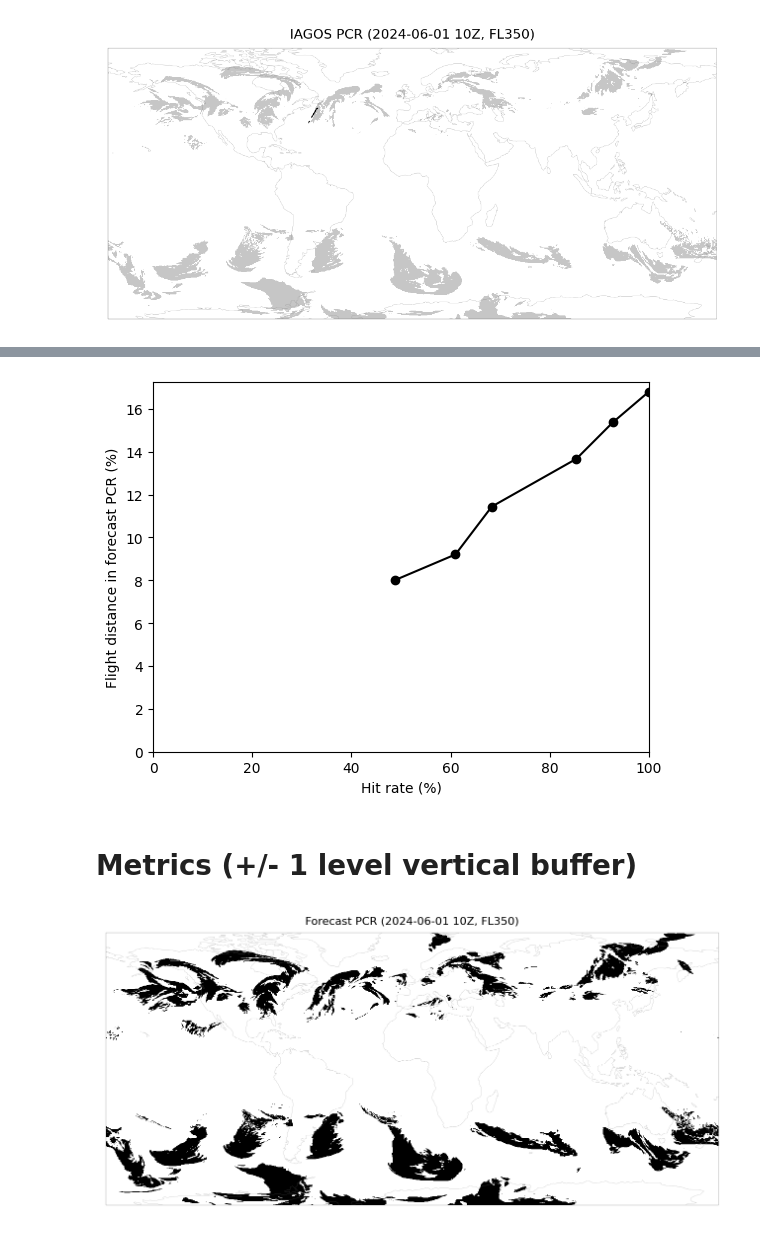
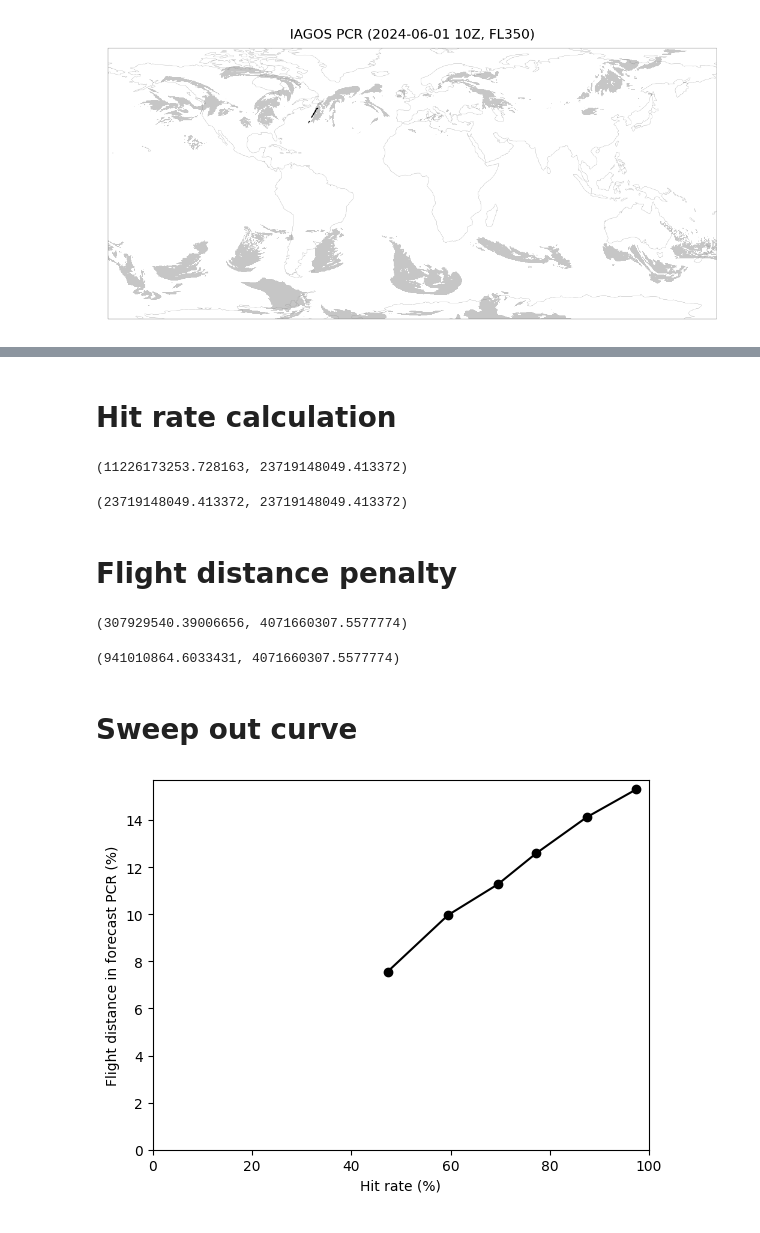
Before and after one commit to contrailcirrus/contrail-bench, a Jupyter notebook: publications/2025Q1/data/curation.ipynb, the cells around one changed output, grey strips where cells are left out. Drawn from its saved outputs; the diff is of its cells as text; code cells hidden in the pictures.

```diff
--- a/publications/2025Q1/data/curation.ipynb
+++ b/publications/2025Q1/data/curation.ipynb
@@ -355,18 +82,0 @@ tree = KDTree(data=np.stack((x, y, z), axis=-1))
-# %%
-longitude = np.deg2rad(adsb["longitude"].values)
-latitude = np.deg2rad(adsb["latitude"].values)
-x = np.cos(latitude) * np.cos(longitude)
-y = np.cos(latitude) * np.sin(longitude)
-z = np.sin(latitude)
-angle, _ = tree.query(np.stack((x, y, z), axis=-1))
-
-adsb["km_to_forecast_pcr"] = constants.radius_earth * angle / 1e3
-# %%
-longitude = np.deg2rad(iagos["longitude"].values)
-latitude = np.deg2rad(iagos["latitude"].values)
-x = np.cos(latitude) * np.cos(longitude)
-y = np.cos(latitude) * np.sin(longitude)
-z = np.sin(latitude)
-angle, _ = tree.query(np.stack((x, y, z), axis=-1))
-
-iagos["km_to_forecast_pcr"] = constants.radius_earth * angle / 1e3
@@ -382,0 +85,2 @@ hit_rate = (iagos["km_to_forecast_pcr"].values[None,:] <= buffer[:,None]).sum(ax
+# %%
+buffered = apply_horizontal_buffer(forecast["pcr"], 10)
@@ -383,10 +98,39 @@ hit_rate = (iagos["km_to_forecast_pcr"].values[None,:] <= buffer[:,None]).sum(ax
+# %% [markdown]
+# Hit rate calculation
+# %%
+calculate_pcr_area(forecast["pcr"], iagos)
+# %% [output]
+(11226173253.728163, 23719148049.413372)
+# %%
+calculate_pcr_area(buffered, iagos)
+# %% [output]
+(23719148049.413372, 23719148049.413372)
+# %% [markdown]
+# Flight distance penalty
+# %%
+calculate_flight_distance(forecast["pcr"], adsb)
+# %% [output]
+(307929540.39006656, 4071660307.5577774)
+# %%
+calculate_flight_distance(buffered, adsb)
+# %% [output]
+(941010864.6033431, 4071660307.5577774)
+# %% [markdown]
+# Sweep out curve
+# %%
+hit_rate = np.zeros((6,))
+dist_frac = np.zeros((6,))
+for i in range(6):
+    buffered = apply_horizontal_buffer(forecast["pcr"], i)
+    area, tot_area = calculate_pcr_area(buffered, iagos)
+    hit_rate[i] = area / tot_area
+    dist, tot_dist = calculate_flight_distance(buffered, adsb)
+    dist_frac[i] = dist / tot_dist
 # %%
-plt.plot(100 * hit_rate, 100 * flight_fraction, "k-o")
+plt.plot(100 * hit_rate, 100 * dist_frac, "k-o")
 plt.xlabel("Hit rate (%)")
 plt.ylabel("Flight distance in forecast PCR (%)")
 plt.ylim([0, None])
 plt.xlim([0, 100]);
 # %% [output]
-[figure, old version]
+[figure, new version]
-# %% [markdown]
-# Metrics (+/- 1 level vertical buffer)
@@ -397,10 +136,0 @@ forecast["pcr"] = forecast["pcr"].any(dim="level").compute()
-# %%
-plt.figure(figsize=(6.5, 3), dpi=200, constrained_layout=True)
-ax = plt.subplot(111, projection=ccrs.PlateCarree())
-ax.pcolormesh(forecast["longitude"], forecast["latitude"], forecast["pcr"].squeeze().T, cmap="Greys", shading="nearest")
-ax.coastlines(color="gray", lw=0.1)
-plt.setp(ax.spines.values(), linewidth=0.1)
-ax.set_title(f"Forecast PCR ({time.strftime('%Y-%m-%d %HZ')}, FL{flight_level})", fontsize=8)
-ax.set_extent([-180, 180, -80, 80]);
-# %% [output]
-[figure, removed]
```
Also changed, not shown: parts of 37 cells of this notebook, 6 other files.
